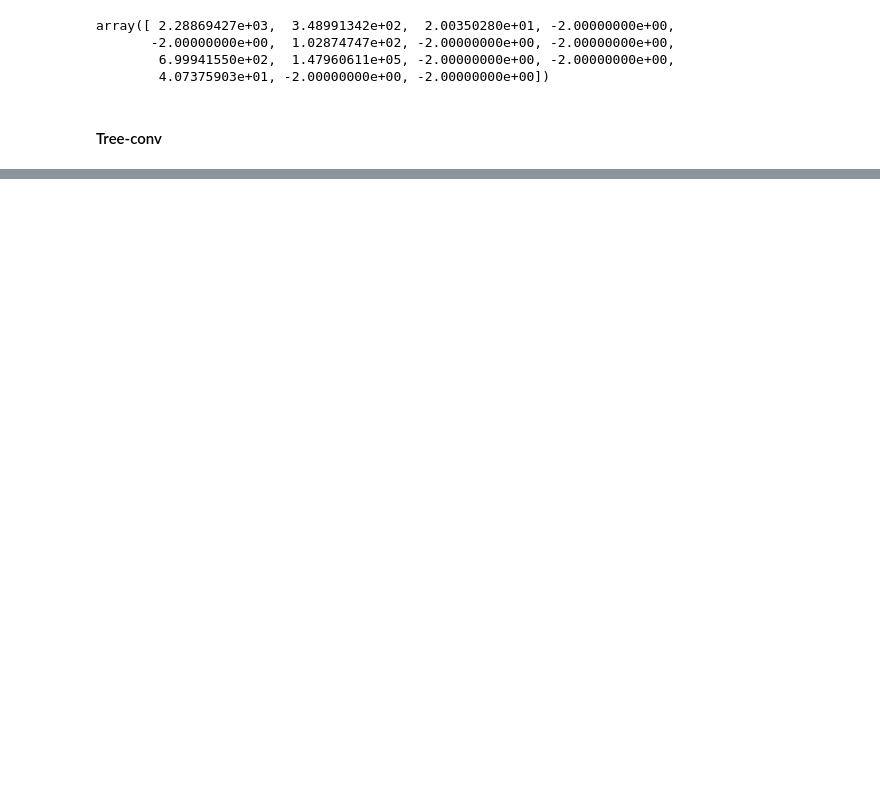
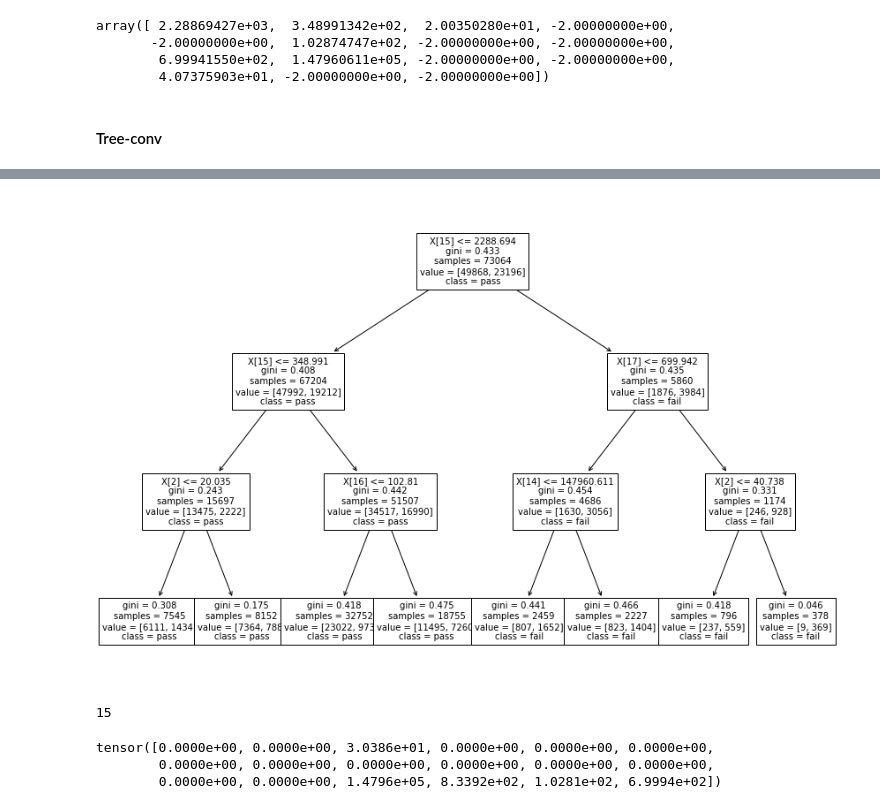
Before and after one commit to MaherDissem/CI-Failing-Builds-Detection, a Jupyter notebook: rl-tests.ipynb, the cells around one changed output, grey strips where cells are left out. Saved outputs shown, nothing was run; the diff lists cells and outputs as text; code cells hidden in the pictures; blank space fills up the shorter version.

Commit message:
working on new conv

```diff
--- a/rl-tests.ipynb
+++ b/rl-tests.ipynb
@@ -554,0 +550,3 @@ tensor([1.1000e+01, 1.6866e+04])
+# %%
+arr = np.array(range(18)).reshape(-1, 1)
+arr
@@ -554,0 +572,5 @@ tensor([1.1000e+01, 1.6866e+04])
+# %%
+enc = OneHotEncoder()
+enc.fit(arr)
+t = enc.transform([[0]])
+t.toarray()*99
@@ -554,0 +622,18 @@ tensor([1.1000e+01, 1.6866e+04])
+# %%
+vect1 = encode_tree(model)[0]
+vect2 = encode_tree(model)[1]
+print(vect1)
+print(vect2)
+
+
+def node_aggregate(vect1, vect2):
+    out = vect1
+    for i in range(18):
+        if vect2[i]!=0 and vect1[i]==0:
+            out[i] = vect2[i]
+        if vect2[i]!=0 and vect1[i]!=0:
+            out[i] = (vect2[i]+vect1[i])/2
+    return out
+
+
+node_aggregate(vect1, vect2)
@@ -554,0 +654,2 @@ tensor([1.1000e+01, 1.6866e+04])
+# %%
+device = torch.device("cuda:0" if torch.cuda.is_available() else "cpu")
@@ -554,0 +800,16 @@ tensor([1.1000e+01, 1.6866e+04])
+# %%
+model = modDecisionTree(max_depth=3)
+model.fit(X_train, y_train, df.columns)
+# before conv
+model.plot_tree()
+
+generate_state(model,2)
+# print(g[:18])
+# print(g[18:18*2])
+# print(g[18*2:])
+# %% [output]
+[figure, added]
+15
+tensor([0.0000e+00, 0.0000e+00, 3.0386e+01, 0.0000e+00, 0.0000e+00, 0.0000e+00,
+        0.0000e+00, 0.0000e+00, 0.0000e+00, 0.0000e+00, 0.0000e+00, 0.0000e+00,
+        0.0000e+00, 0.0000e+00, 1.4796e+05, 8.3392e+02, 1.0281e+02, 6.9994e+02])
```
Also changed, not shown: parts of 20 cells of this notebook.
